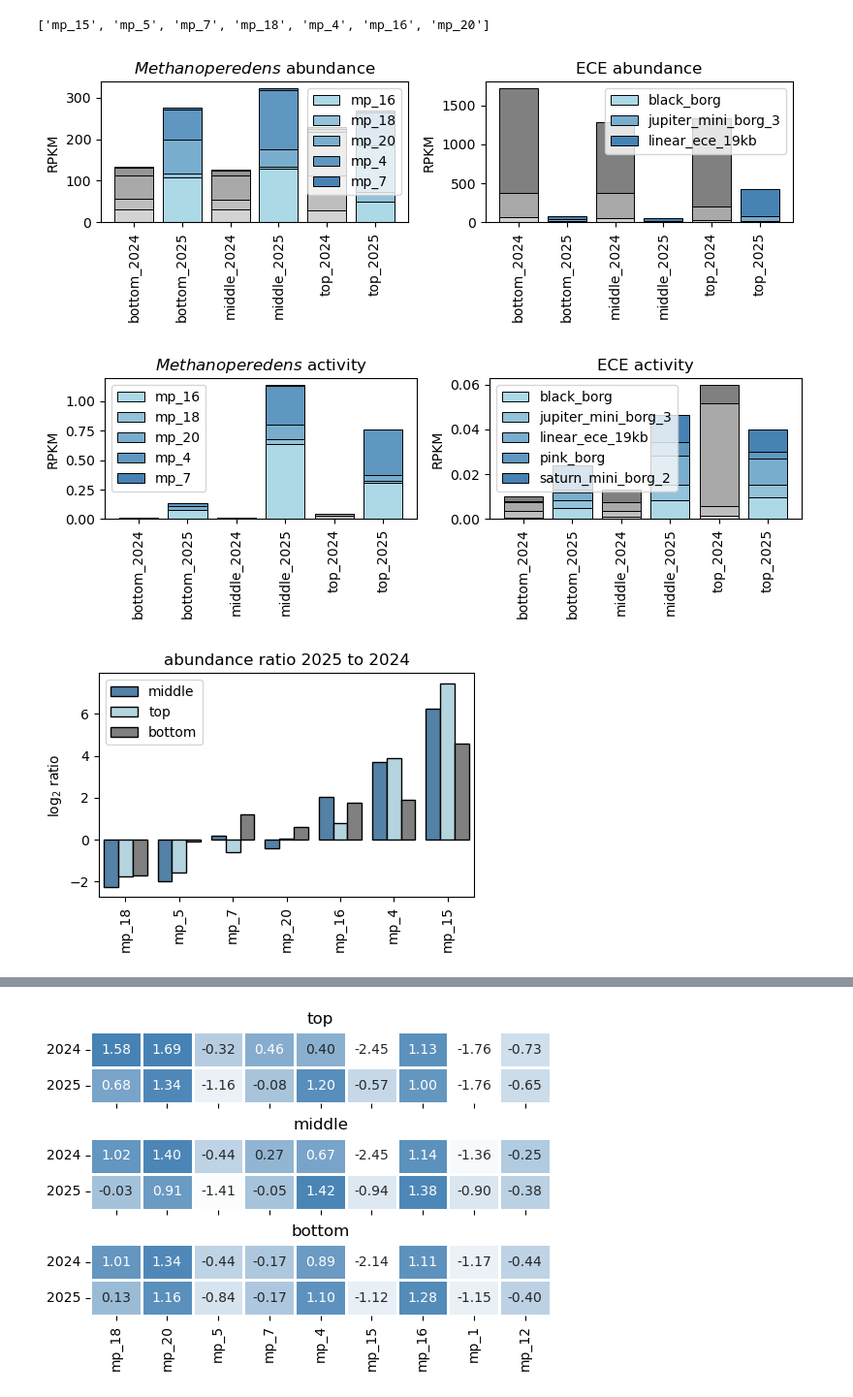
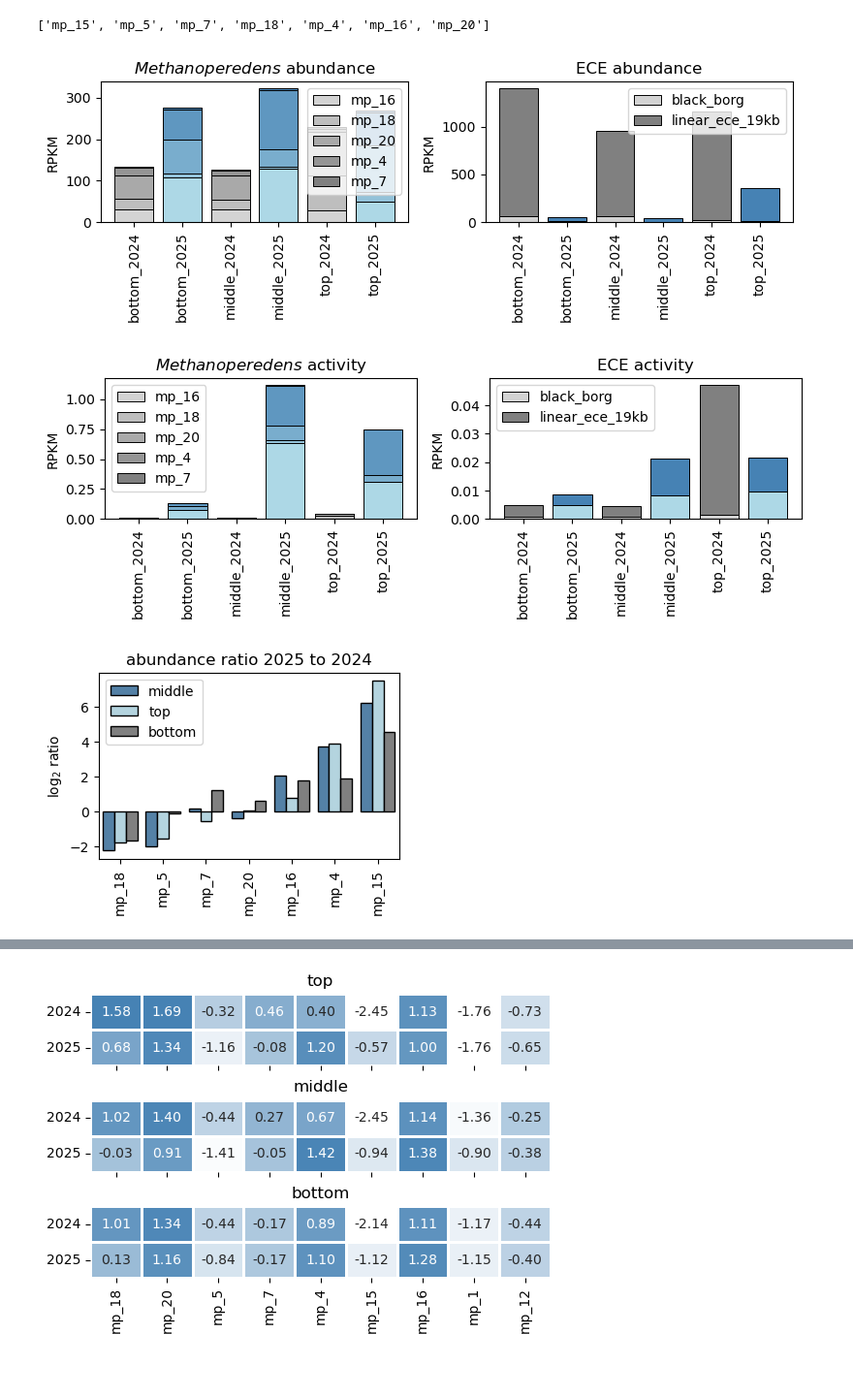
Before and after one commit to pipparichter/banfield, a Jupyter notebook: notebooks/sandbox-1.ipynb, the cells around one changed output, grey strips where cells are left out. Shown at 97% size. Saved outputs shown, nothing was run; the diff lists cells and outputs as text; code cells hidden in the pictures; blank space fills up the shorter version.

```diff
--- a/notebooks/sandbox-1.ipynb
+++ b/notebooks/sandbox-1.ipynb
@@ -122,38 +142,38 @@ def plot_abundance(figure_df:pd.DataFrame, title='', legend:bool=True, ax=None,
 # %%
 fig, (ax_a, ax_b) = plt.subplots(figsize=(8, 3), ncols=2)
 plot_abundance(coverm_df, ax=ax_a, title=r'$\it{Methanoperedens}$ abundance', genome_ids=mp_genome_ids[-5:])
-plot_abundance(coverm_df, ax=ax_b, title='ECE abundance', genome_ids=ece_genome_ids[-3:])
+plot_abundance(coverm_df, ax=ax_b, title='ECE abundance', genome_ids=['black_borg', 'linear_ece_19kb'])
 fig.tight_layout()
 plt.show()
 
 fig, (ax_a, ax_b) = plt.subplots(figsize=(8, 3), ncols=2)
 plot_abundance(metat_df, ax=ax_a, title=r'$\it{Methanoperedens}$ activity', genome_ids=mp_genome_ids[-5:])
-plot_abundance(metat_df, ax=ax_b, title='ECE activity', genome_ids=ece_genome_ids[-5:])
+plot_abundance(metat_df, ax=ax_b, title='ECE activity', genome_ids=['black_borg', 'linear_ece_19kb'])
 fig.tight_layout()
 plt.show()
 # %% [output]
-[figure, old version]
+[figure, new version]
-[figure, old version]
+[figure, new version]
 # %%
 def plot_abundance_fold_change(coverm_df:pd.DataFrame=coverm_df, genome_ids=mp_genome_ids, title=''):
 
-    fig, ax = plt.subplots(figsize=(5, 3))
+    fig, ax = plt.subplots(figsize=(4, 2.5))
 
     figure_df = coverm_df[coverm_df.genome_id.isin(genome_ids)].copy()
     figure_df = figure_df.pivot(index=['location', 'genome_id'], columns='year', values='rpkm')
     figure_df = figure_df.reset_index()
     figure_df['log2_fold_change'] = np.log2(figure_df['2025'] / figure_df['2024'])
     figure_df = figure_df.sort_values('log2_fold_change')
 
     sns.barplot(figure_df, y='log2_fold_change', hue='location', palette=palette, x='genome_id', edgecolor='black')
     ax.set_ylabel('log$_2$ ratio')
     ax.set_xlabel('')
     ax.get_legend().set_title('')
     ax.set_xticks(ax.get_xticks(), ax.get_xticklabels(), rotation=90)
     ax.set_title(title)
     plt.show()
 
 plot_abundance_fold_change(coverm_df, title='abundance ratio 2025 to 2024')
 # plot_abundance_fold_change(metat_df, title='activity ratio 2025 to 2024')
 # %% [output]
-[figure, old version]
+[figure, new version]
```
Also changed, not shown: parts of 14 cells of this notebook, 8 other files.
